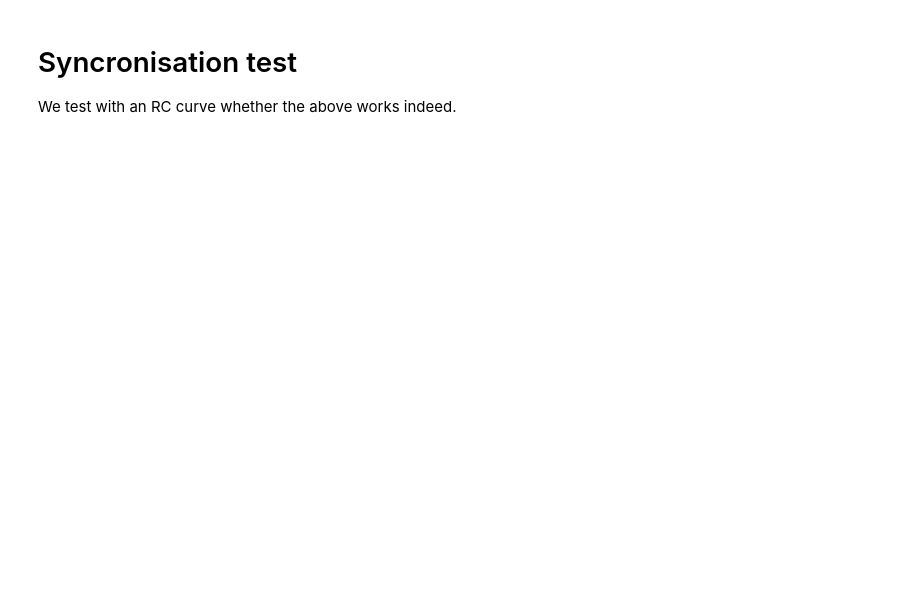
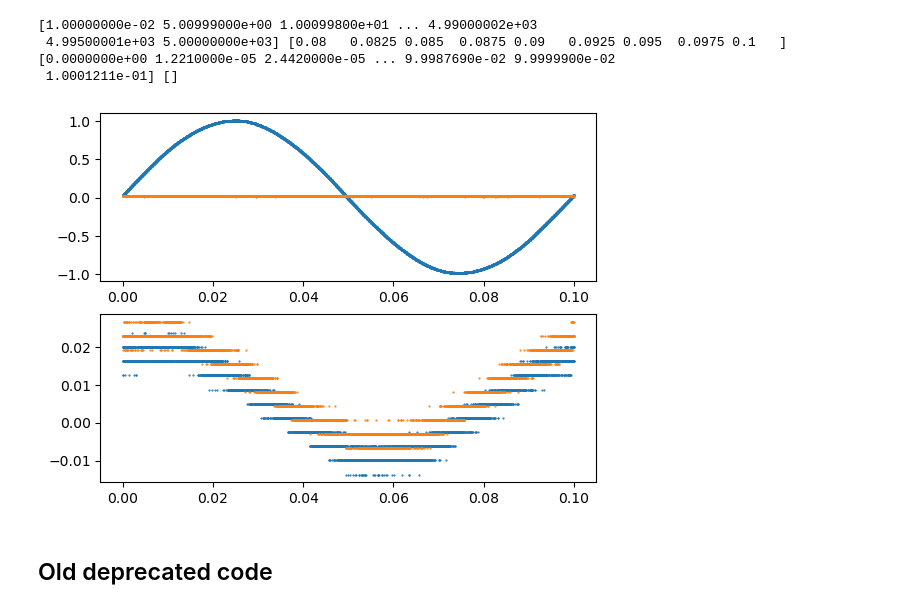
Before and after one commit to Chwanhee/Metrology, a Jupyter notebook: Report_2/33th_bldg.ipynb, the cells around one changed output. Saved outputs shown, nothing was run; the diff lists cells and outputs as text; code cells hidden in the pictures; blank space fills up the shorter version.

```diff
--- a/Report_2/33th_bldg.ipynb
+++ b/Report_2/33th_bldg.ipynb
@@ -17,2 +146,31 @@ alice = ad2.connect(1)
+# %%
+freq = np.linspace(1e-2,5e3,1001)
+amp = np.linspace(8e-2,.1,9)
+print(freq,amp)
+print(ts,zs)
+# %% [output]
+[1.00000000e-02 5.00999000e+00 1.00099800e+01 ... 4.99000002e+03
+ 4.99500001e+03 5.00000000e+03] [0.08   0.0825 0.085  0.0875 0.09   0.0925 0.095  0.0975 0.1   ]
+[0.0000000e+00 1.2210000e-05 2.4420000e-05 ... 9.9987690e-02 9.9999900e-02
+ 1.0001211e-01] []
+# %%
+fig,axs = plt.subplots(2,1)
+for F in amp[0:1]:
+    for f in tqdm(freq[0:1]):
+        t1,Ch1,Ch2 = data[F][f][0] # First list is zoroku (driver)
+        t2,ch1,ch2 = data[F][f][1] # Second list is alice
+
+
+        ts,xs,ys,_ = sync_series(t1,ch1,Ch1,ch2,Ch2)
+
+        axs[0].scatter(t1,ch1,s=0.3); axs[0].scatter(t2,Ch1,s=0.3)
+        axs[1].scatter(t1,ch2,s=0.3); axs[1].scatter(t2,Ch2,s=0.3)
+
+plt.show()
+plt.close("all")
+# %% [output]
+[figure, added]
+# %% [markdown]
+## Old deprecated code
 # %%
 #하나는 ch1: x,ch2: y 다른 하나는 ch1: x, ch2: z에 꽂을 것
@@ -110,7 +267,3 @@ for i in range(len(freq)):
 
     plt.savefig('./result/amp_' + str(amp) + '_freq_' + str(freq) + '.png')
     plt.close("all")
-# %% [markdown]
-# Syncronisation test
-
-We test with an RC curve whether the above works indeed.
```
Also changed, not shown: parts of 8 cells of this notebook, 3 other files.
